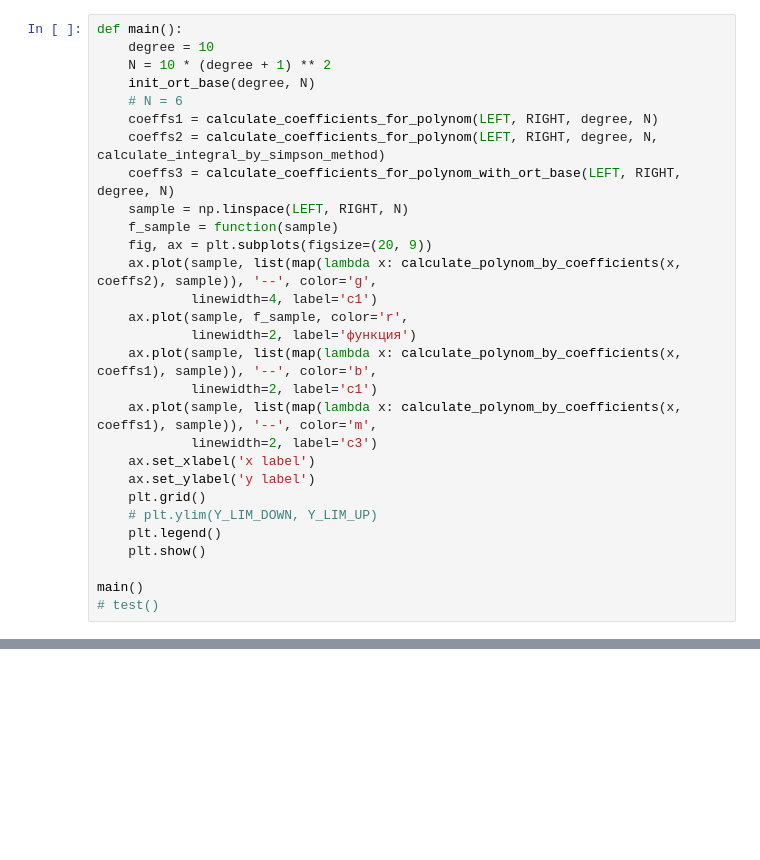
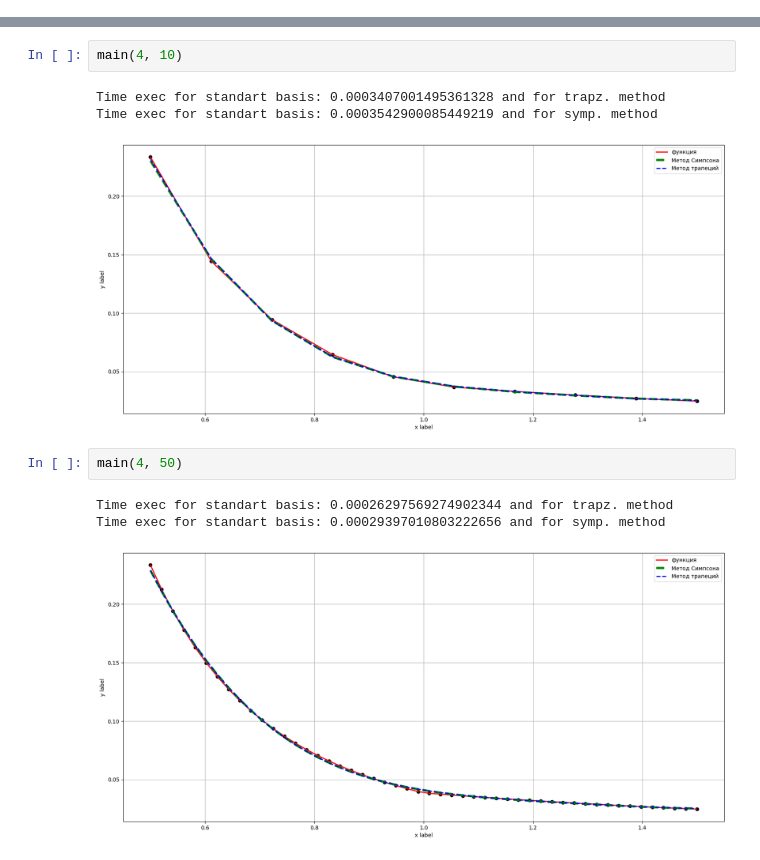
Before and after one commit to XBodya/third_course, a Jupyter notebook: ChM/L3/main.ipynb, the cells around one changed output, grey strips where cells are left out. Drawn from its saved outputs; the diff is of its cells as text; blank space fills up the shorter version.

```diff
--- a/ChM/L3/main.ipynb
+++ b/ChM/L3/main.ipynb
@@ -79,29 +121,0 @@ def test():
-# %%
-def main():
-    degree = 10
-    N = 10 * (degree + 1) ** 2
-    init_ort_base(degree, N)
-    # N = 6
-    coeffs1 = calculate_coefficients_for_polynom(LEFT, RIGHT, degree, N)
-    coeffs2 = calculate_coefficients_for_polynom(LEFT, RIGHT, degree, N, calculate_integral_by_simpson_method)
-    coeffs3 = calculate_coefficients_for_polynom_with_ort_base(LEFT, RIGHT, degree, N)
-    sample = np.linspace(LEFT, RIGHT, N)
-    f_sample = function(sample)
-    fig, ax = plt.subplots(figsize=(20, 9))
-    ax.plot(sample, list(map(lambda x: calculate_polynom_by_coefficients(x, coeffs2), sample)), '--', color='g',
-            linewidth=4, label='c1')
-    ax.plot(sample, f_sample, color='r',
-            linewidth=2, label='функция')
-    ax.plot(sample, list(map(lambda x: calculate_polynom_by_coefficients(x, coeffs1), sample)), '--', color='b',
-            linewidth=2, label='c1')
-    ax.plot(sample, list(map(lambda x: calculate_polynom_by_coefficients(x, coeffs1), sample)), '--', color='m',
-            linewidth=2, label='c3')
-    ax.set_xlabel('x label')
-    ax.set_ylabel('y label')
-    plt.grid()
-    # plt.ylim(Y_LIM_DOWN, Y_LIM_UP)
-    plt.legend()
-    plt.show()
-
-main()
-# test()
@@ -112,0 +122,12 @@ Time exec for ort: 0.0010874271392822266
+# %%
+main(4, 10)
+# %% [output]
+Time exec for standart basis: 0.0003407001495361328 and for trapz. method
+Time exec for standart basis: 0.0003542900085449219 and for symp. method
+[figure, added]
+# %%
+main(4, 50)
+# %% [output]
+Time exec for standart basis: 0.00026297569274902344 and for trapz. method
+Time exec for standart basis: 0.00029397010803222656 and for symp. method
+[figure, added]
```
Also changed, not shown: parts of 9 cells of this notebook.
